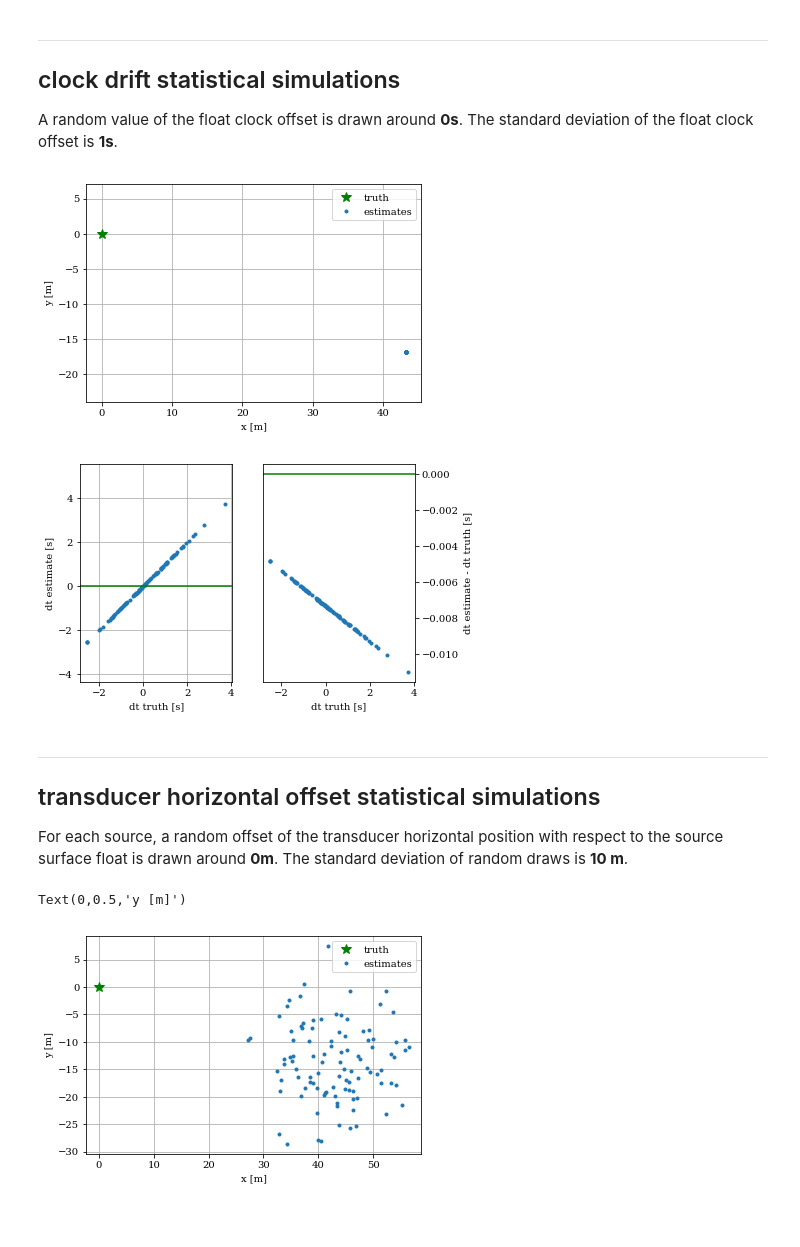
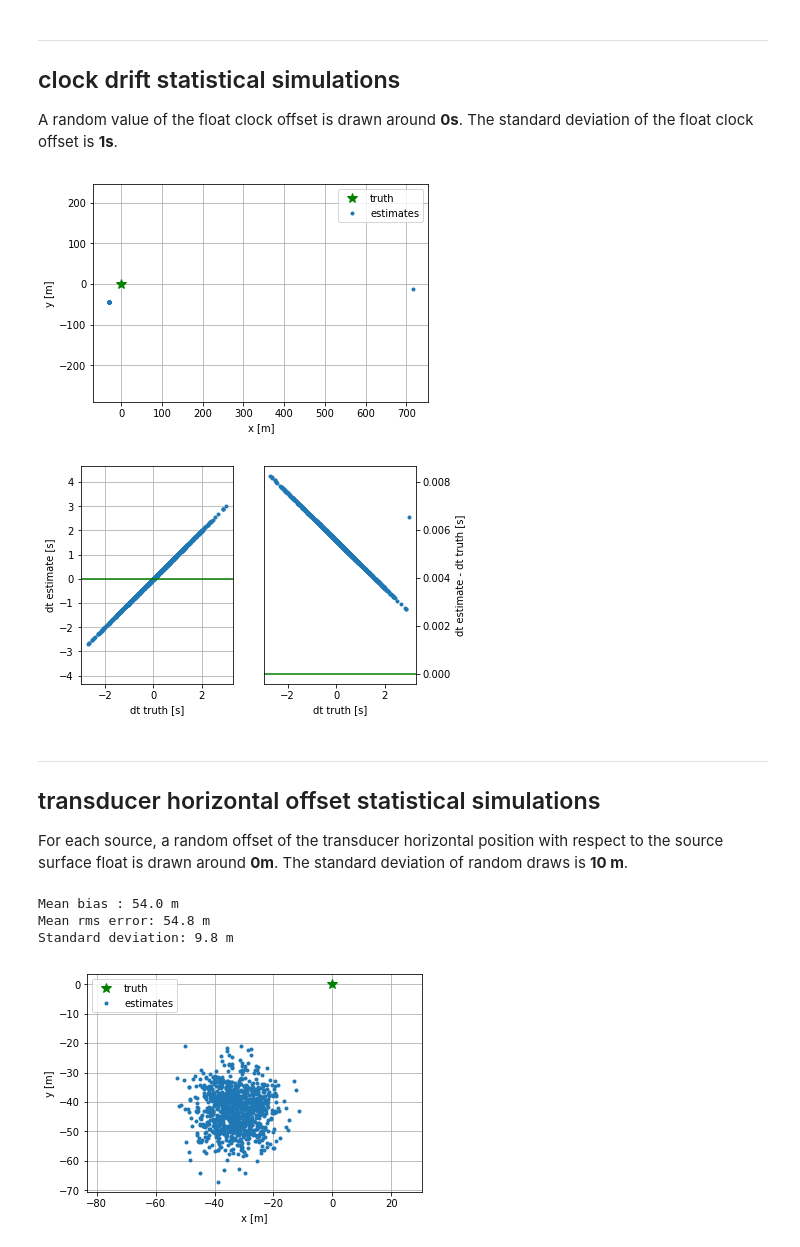
Before and after one commit to ponchama/Cognac_Acoustique, a Jupyter notebook: Geolocation/geolocation.ipynb, the cells around one changed output. Saved outputs shown, nothing was run; the diff lists cells and outputs as text; code cells hidden in the pictures; blank space fills up the shorter version.

```diff
--- a/Geolocation/geolocation.ipynb
+++ b/Geolocation/geolocation.ipynb
@@ -130,14 +130,14 @@ Distance source 3 - float = 7.07 km
 For each source-drifter acoustic path, a random value is drawn around **1500m/s**.
 The standard deviation of the celerity draw is **10 m/s**.
 # %%
-Nmc = 100
+Nmc = 1000
 
 x=np.zeros(Nmc)
 y=np.zeros(Nmc)
 dt=np.zeros(Nmc)
 #dt_truth=np.zeros(Nmc)
 for i in range(Nmc):
-    [s.draw_celerity(10.) for s in sources]
+    [s.draw_celerity(1.) for s in sources]
     #[s.draw_dxdy(10.) for s in sources]
     #r.draw_clock_drift(1.)
     #dt_truth[i] = r.dt
@@ -204,8 +208,8 @@ ax.set_ylabel('dt estimate - dt truth [s]')
 ax.yaxis.tick_right()
 ax.yaxis.set_label_position('right')
 # %% [output]
-[figure, old version]
+[figure, new version]
-[figure, old version]
+[figure, new version]
 # %% [markdown]
 ---
 
@@ -228,13 +232,26 @@ for i in range(Nmc):
 # %%
 plt.figure()
 ax=plt.subplot(111)
 ax.plot(r.x,r.y,'*', color='green', markersize=10, label='truth')
 ax.plot(x,y,'.', label='estimates')
 ax.axis('equal')
 ax.grid()
 ax.legend()
 ax.set_xlabel('x [m]')
 ax.set_ylabel('y [m]')
+
+xy_bias = np.sqrt( (r.x-x.mean())**2 + (r.y-y.mean())**2 )
+print('Mean bias : %.1f m' %xy_bias)
+#
+xy_error = np.sqrt(np.mean( (r.x-x)**2 + (r.y-y)**2 ) )
+#xy_error = np.mean( np.sqrt( (r.x-x)**2 + (r.y-y)**2 ) ) # 45.5
+print('Mean rms error: %.1f m' %xy_error)
+#
+xy_std = np.sqrt(np.mean( (x.mean()-x)**2 + (y.mean()-y)**2 ) )
+print('Standard deviation: %.1f m' %xy_std)
+# précis mais peu exacte
 # %% [output]
-Text(0,0.5,'y [m]')
+Mean bias : 54.0 m
+Mean rms error: 54.8 m
+Standard deviation: 9.8 m
-[figure, old version]
+[figure, new version]
```
Also changed, not shown: parts of 3 cells of this notebook, 1 other file.
